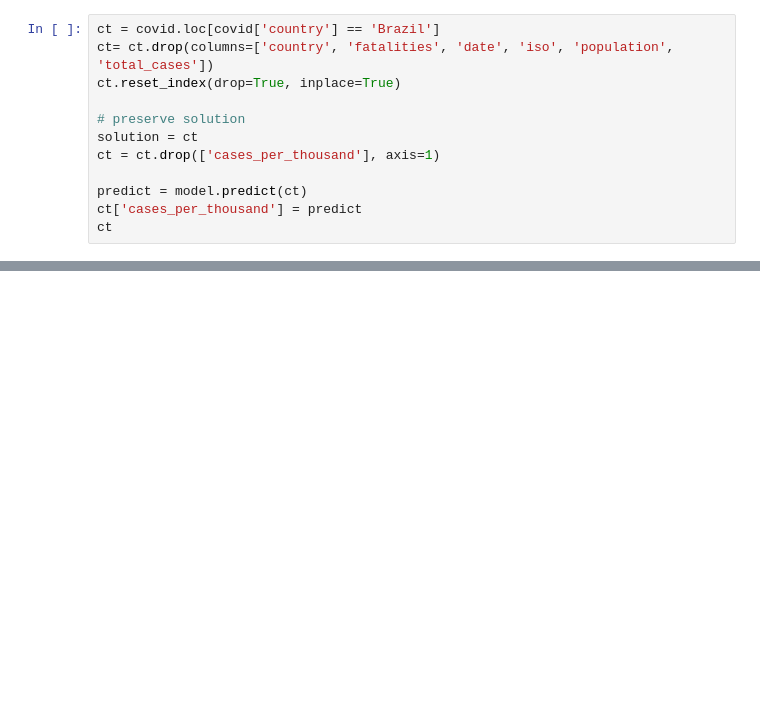
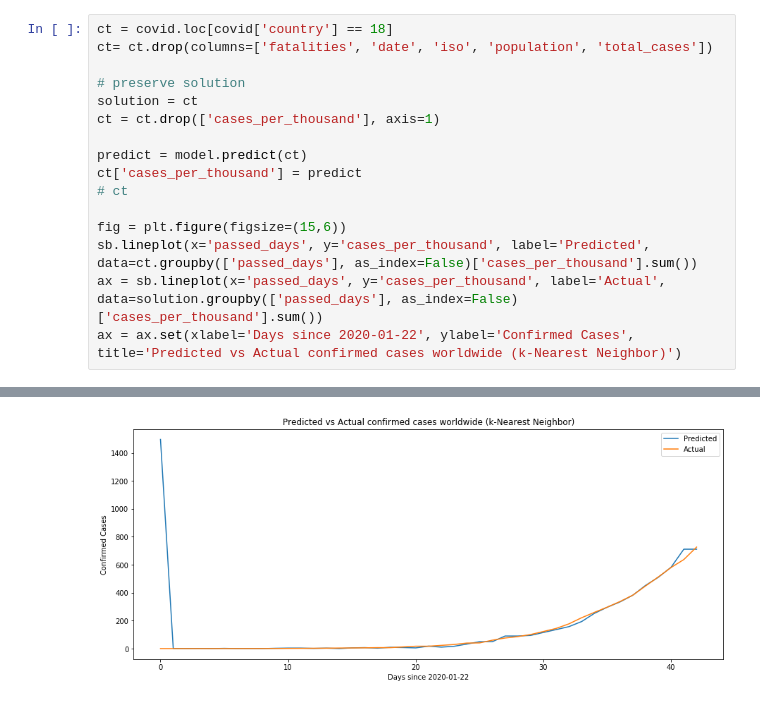
Before and after one commit to anamarisamacedo/FEUP-IART, a Jupyter notebook: TP2/DataScience/Untitled1.ipynb, the cells around one changed output, grey strips where cells are left out. Saved outputs shown, nothing was run; the diff lists cells and outputs as text; blank space fills up the shorter version.

```diff
--- a/TP2/DataScience/Untitled1.ipynb
+++ b/TP2/DataScience/Untitled1.ipynb
@@ -112,8 +115,7 @@ print('Best parameters: {}'.format(model.best_params_))
 Best parameters: {'n_neighbors': 2}
 # %%
-ct = covid.loc[covid['country'] == 'Brazil']
-ct= ct.drop(columns=['country', 'fatalities', 'date', 'iso', 'population', 'total_cases'])
-ct.reset_index(drop=True, inplace=True)
+ct = covid.loc[covid['country'] == 18]
+ct= ct.drop(columns=['fatalities', 'date', 'iso', 'population', 'total_cases'])
 
 # preserve solution
 solution = ct
@@ -121,5 +123,10 @@ ct = ct.drop(['cases_per_thousand'], axis=1)
 
 predict = model.predict(ct)
 ct['cases_per_thousand'] = predict
-ct
+# ct
+
+fig = plt.figure(figsize=(15,6))
+sb.lineplot(x='passed_days', y='cases_per_thousand', label='Predicted', data=ct.groupby(['passed_days'], as_index=False)['cases_per_thousand'].sum())
+ax = sb.lineplot(x='passed_days', y='cases_per_thousand', label='Actual', data=solution.groupby(['passed_days'], as_index=False)['cases_per_thousand'].sum())
+ax = ax.set(xlabel='Days since 2020-01-22', ylabel='Confirmed Cases', title='Predicted vs Actual confirmed cases worldwide (k-Nearest Neighbor)')
 # %% [output]
@@ -142,0 +133 @@ ct
+[figure, added]
```
Also changed, not shown: parts of 6 cells of this notebook.
